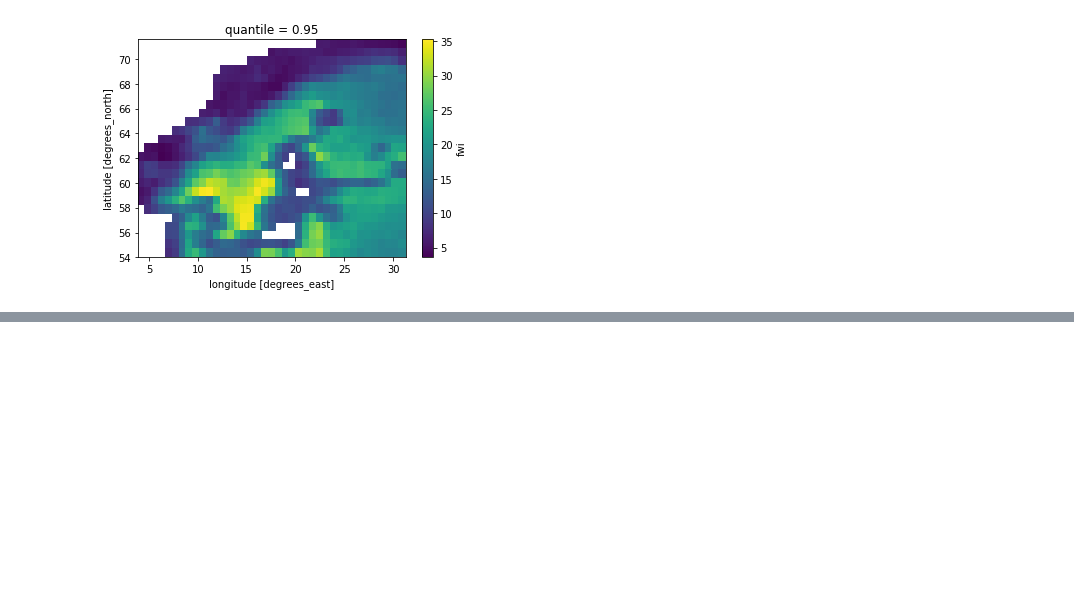
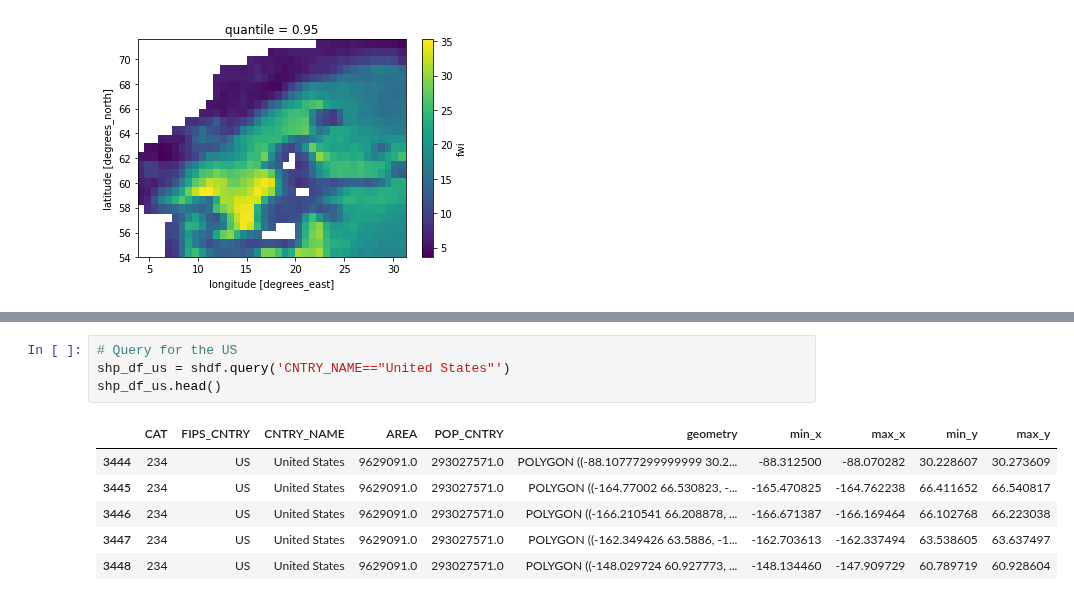
Before and after one commit to cvitolo/geff_notebooks, a Jupyter notebook: GEFF_ERAI_Python3.ipynb, the cells around one changed output, grey strips where cells are left out. Drawn from its saved outputs; the diff is of its cells as text; blank space fills up the shorter version.

```diff
--- a/GEFF_ERAI_Python3.ipynb
+++ b/GEFF_ERAI_Python3.ipynb
@@ -161,0 +200,11 @@ daily_danger_threshold_maps[4].plot();
+# %%
+# Query for the US
+shp_df_us = shdf.query('CNTRY_NAME=="United States"')
+shp_df_us.head()
+# %% [output]
+|  | CAT | FIPS_CNTRY | CNTRY_NAME | AREA | POP_CNTRY | geometry | min_x | max_x | min_y | max_y |
+| 3444 | 234 | US | United States | 9629091.0 | 293027571.0 | POLYGON ((-88.10777299999999 30.2... | -88.312500 | -88.070282 | 30.228607 | 30.273609 |
+| 3445 | 234 | US | United States | 9629091.0 | 293027571.0 | POLYGON ((-164.77002 66.530823, -... | -165.470825 | -164.762238 | 66.411652 | 66.540817 |
+| 3446 | 234 | US | United States | 9629091.0 | 293027571.0 | POLYGON ((-166.210541 66.208878, ... | -166.671387 | -166.169464 | 66.102768 | 66.223038 |
+| 3447 | 234 | US | United States | 9629091.0 | 293027571.0 | POLYGON ((-162.349426 63.5886, -1... | -162.703613 | -162.337494 | 63.538605 | 63.637497 |
+| 3448 | 234 | US | United States | 9629091.0 | 293027571.0 | POLYGON ((-148.029724 60.927773, ... | -148.134460 | -147.909729 | 60.789719 | 60.928604 |
```
Also changed, not shown: parts of 5 cells of this notebook.
